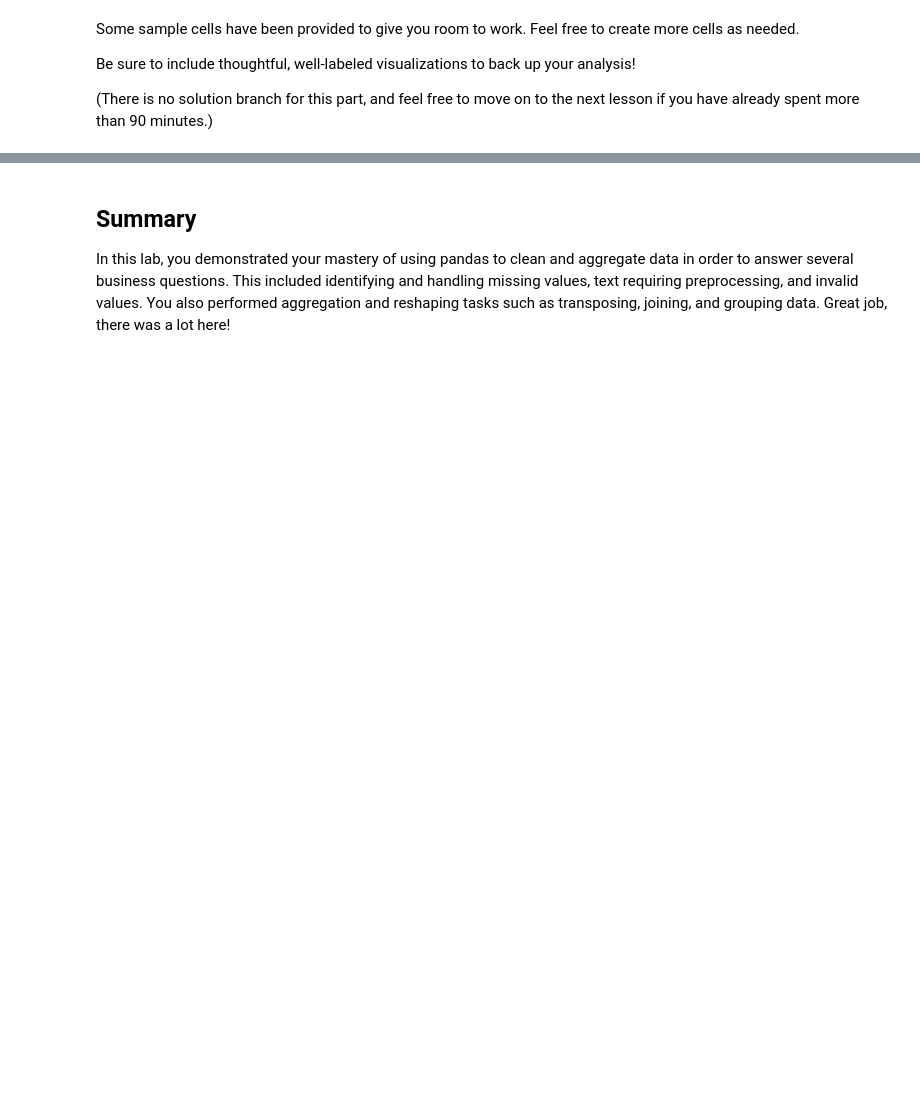
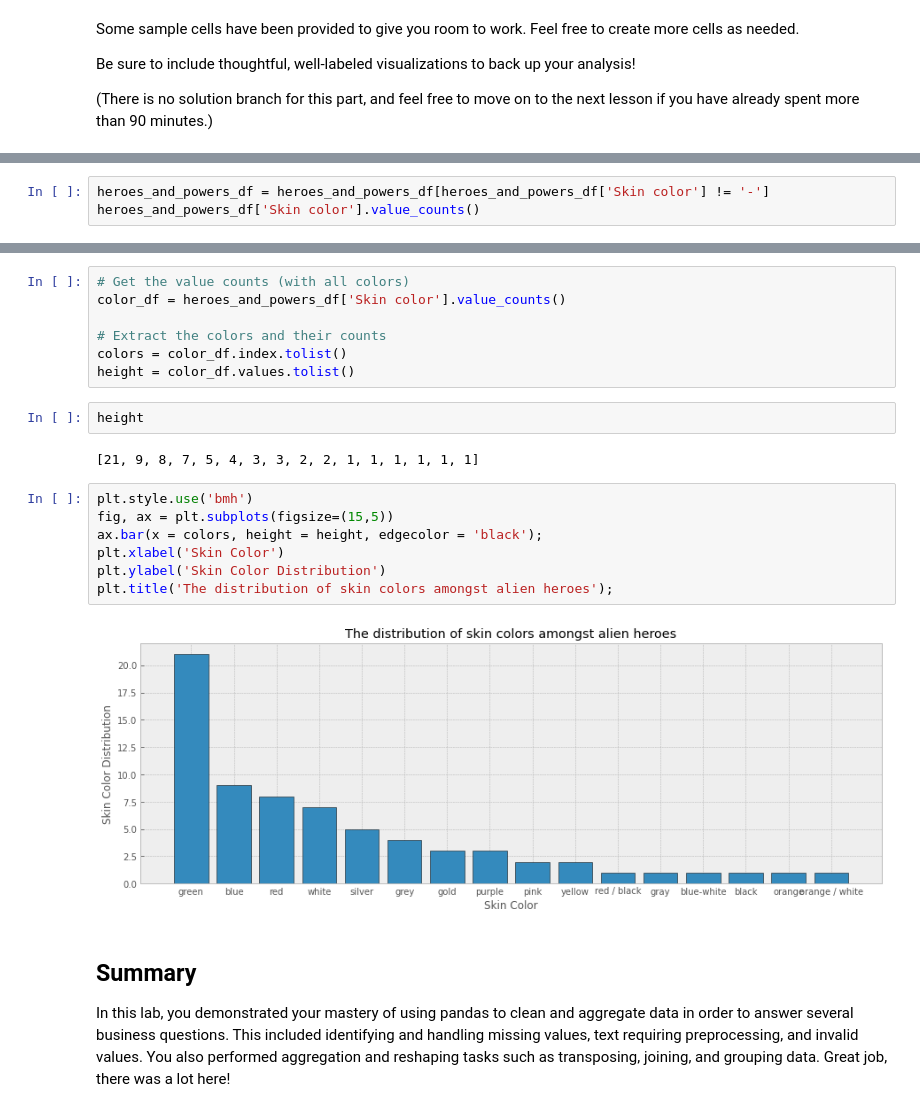
Before and after one commit to Brian-Kanyenje/dsc-pandas-data-cleaning-lab, a Jupyter notebook: index.ipynb, the cells around one changed output, grey strips where cells are left out. Cells and saved outputs as stored; diff of their text form; blank space fills up the shorter version.

Commit message:
index

```diff
--- a/index.ipynb
+++ b/index.ipynb
@@ -750,0 +795,3 @@ Be sure to include thoughtful, well-labeled visualizations to back up your analy
+# %%
+heroes_and_powers_df = heroes_and_powers_df[heroes_and_powers_df['Skin color'] != '-']
+heroes_and_powers_df['Skin color'].value_counts()
@@ -751,3 +816,23 @@ Be sure to include thoughtful, well-labeled visualizations to back up your analy
+# %%
+# Get the value counts (with all colors)
+color_df = heroes_and_powers_df['Skin color'].value_counts()
+
+# Extract the colors and their counts
+colors = color_df.index.tolist()
+height = color_df.values.tolist()
+# %%
+height
+# %% [output]
+[21, 9, 8, 7, 5, 4, 3, 3, 2, 2, 1, 1, 1, 1, 1, 1]
+# %%
+plt.style.use('bmh')
+fig, ax = plt.subplots(figsize=(15,5))
+ax.bar(x = colors, height = height, edgecolor = 'black');
+plt.xlabel('Skin Color')
+plt.ylabel('Skin Color Distribution')
+plt.title('The distribution of skin colors amongst alien heroes');
+# %% [output]
+[figure, added]
 # %% [markdown]
 ## Summary
 
```
Also changed, not shown: parts of 14 cells of this notebook.
